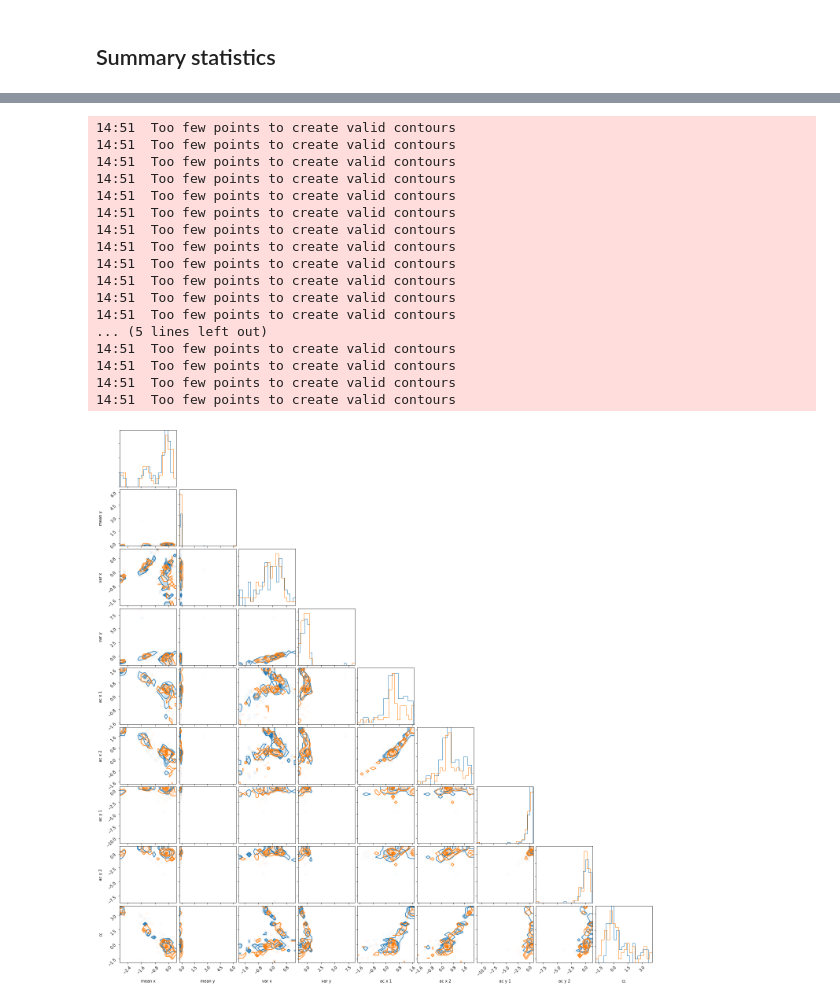
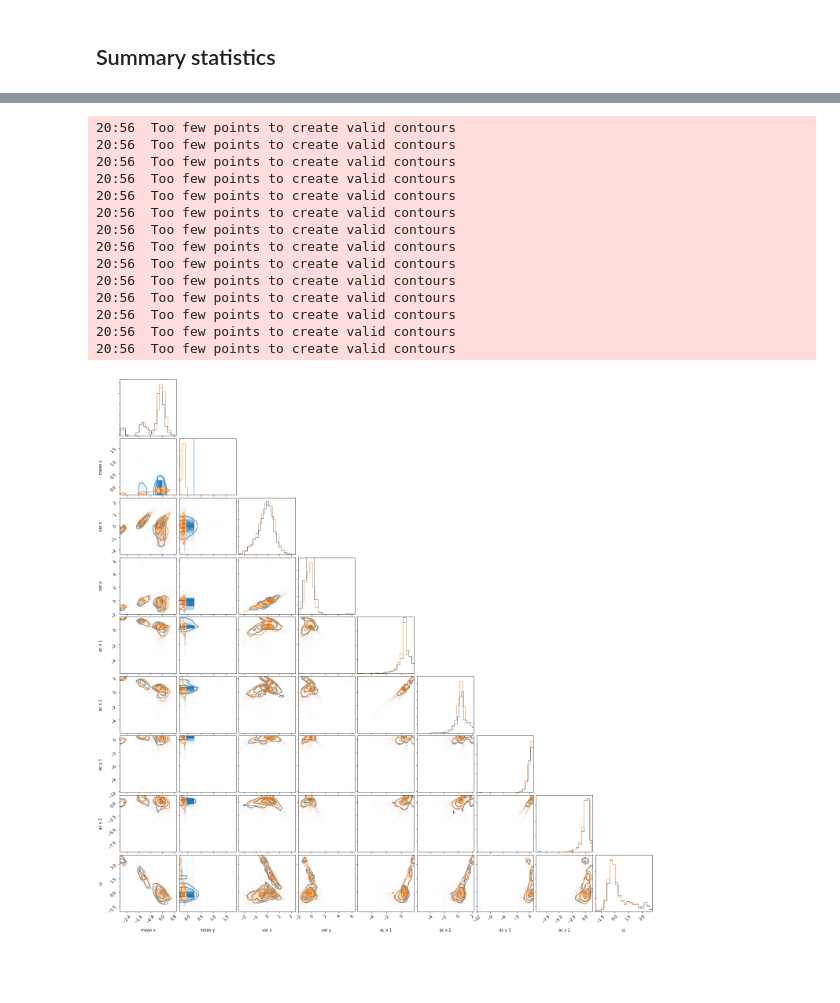
Before and after one commit to johannbrehmer/goldmine, a Jupyter notebook: goldmine/notebooks/lotka_volterra/simulator.ipynb, the cells around one changed output, grey strips where cells are left out. Drawn from its saved outputs; the diff is of its cells as text; code cells hidden in the pictures; blank space fills up the shorter version.

```diff
--- a/goldmine/notebooks/lotka_volterra/simulator.ipynb
+++ b/goldmine/notebooks/lotka_volterra/simulator.ipynb
@@ -98,2 +105,22 @@ plt.show()
 # %% [markdown]
 ## Summary statistics
+# %%
+ranges = [(-3., 3.) for _ in range(9)]
+ranges[0] = (-4.,1.5)
+ranges[1] = (-0.5,0.)
+ranges[8] = (-2.5,4.5)
+bins = 50
+
+plt.figure(figsize=(12,12))
+
+for i in range(9):
+    ax = plt.subplot(3,3,i+1)
+
+    plt.hist(x0[:,i], histtype='step', range=ranges[i], bins=bins, lw=1.5, label=r'$\theta_0$')
+    plt.hist(x1[:,i], histtype='step', range=ranges[i], bins=bins, lw=1.5, label=r'$\theta_1$')
+
+    if i == 0:
+        plt.legend(loc='upper left')
+
+plt.tight_layout()
+plt.savefig('x_distribution_close_thetas.pdf')
@@ -100,27 +129,23 @@ plt.show()
 # %%
 import corner
 
 labels = [r'mean x', r'mean y', r'var x', r'var y', r'ac x 1', r'ac x 2', r'ac y 1', r'ac y 2', 'cc']
-ranges = [(-5.,5) for _ in range(9)]
 
 fig = corner.corner(x0, color='C0', labels=labels, ranges=ranges)
 _ = corner.corner(x1, color='C1', labels=labels, fig=fig, ranges=ranges)
 # %% [output]
-14:51  Too few points to create valid contours
-14:51  Too few points to create valid contours
-14:51  Too few points to create valid contours
-14:51  Too few points to create valid contours
-14:51  Too few points to create valid contours
-14:51  Too few points to create valid contours
-14:51  Too few points to create valid contours
-14:51  Too few points to create valid contours
-14:51  Too few points to create valid contours
-14:51  Too few points to create valid contours
-14:51  Too few points to create valid contours
-14:51  Too few points to create valid contours
-... (5 lines left out)
-14:51  Too few points to create valid contours
-14:51  Too few points to create valid contours
-14:51  Too few points to create valid contours
-14:51  Too few points to create valid contours
+20:56  Too few points to create valid contours
+20:56  Too few points to create valid contours
+20:56  Too few points to create valid contours
+20:56  Too few points to create valid contours
+20:56  Too few points to create valid contours
+20:56  Too few points to create valid contours
+20:56  Too few points to create valid contours
+20:56  Too few points to create valid contours
+20:56  Too few points to create valid contours
+20:56  Too few points to create valid contours
+20:56  Too few points to create valid contours
+20:56  Too few points to create valid contours
+20:56  Too few points to create valid contours
+20:56  Too few points to create valid contours
-[figure, old version]
+[figure, new version]
```
Also changed, not shown: parts of 5 cells of this notebook, 10 other files.
